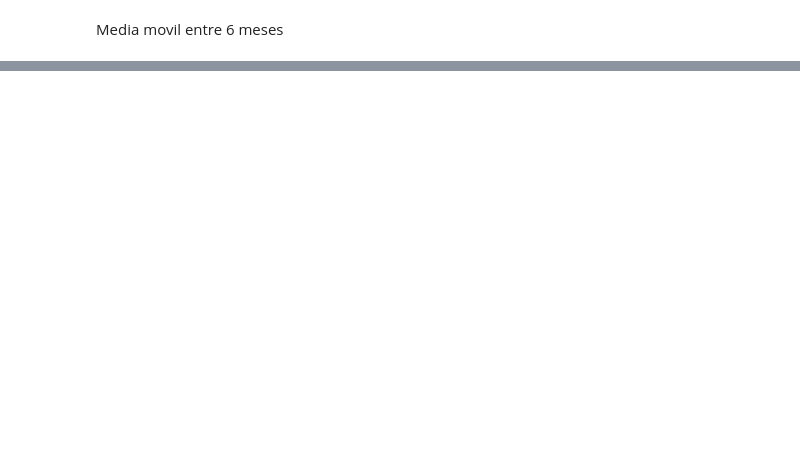
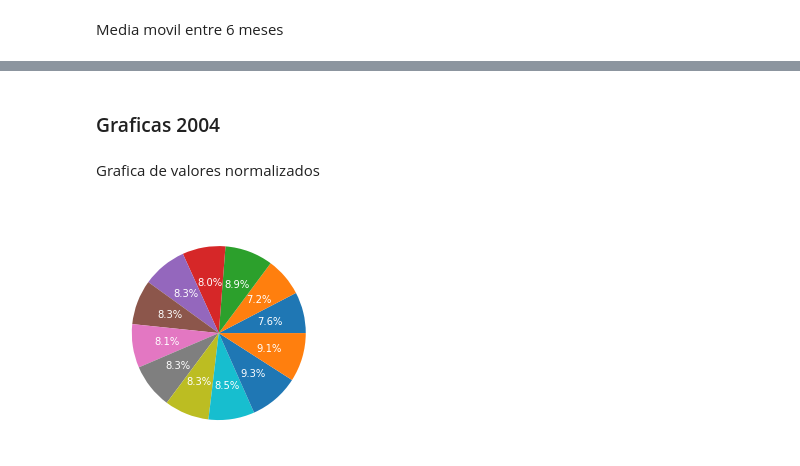
Before and after one commit to GabrielVicente-GT/CABI_CasoPractico, a Jupyter notebook: PrimeraParte/graficas.ipynb, the cells around one changed output, grey strips where cells are left out. Saved outputs shown, nothing was run; the diff lists cells and outputs as text; code cells hidden in the pictures; blank space fills up the shorter version.

```diff
--- a/PrimeraParte/graficas.ipynb
+++ b/PrimeraParte/graficas.ipynb
@@ -216,0 +217,24 @@ plt.show()
+# %% [markdown]
+### Graficas 2004
+# %% [markdown]
+Grafica de valores normalizados
+# %%
+datos = df.loc[['Enero','Febrero','Marzo','Abril','Mayo','Junio','Julio','Agosto','Septiembre','Octubre','Noviembre','Diciembre'], '2004.0']
+
+# Crear la gráfica de pie
+
+plt.pie(datos.values, labels=datos.index, autopct='%1.1f%%', textprops={'color': 'white'})
+plt.title('Valores de remesas normalizados', color = 'white')
+
+# Hacer que las regletas sean blancas
+ax = plt.gca()
+ax.spines['top'].set_color('white')
+ax.spines['bottom'].set_color('white')
+ax.spines['left'].set_color('white')
+ax.spines['right'].set_color('white')
+ax.tick_params(axis='x', color='white')
+ax.tick_params(axis='y', color='white')
+plt.xticks(rotation=90, color='white')
+plt.show()
+# %% [output]
+[figure, added]
```
Also changed, not shown: parts of 20 cells of this notebook, 2 other files.
